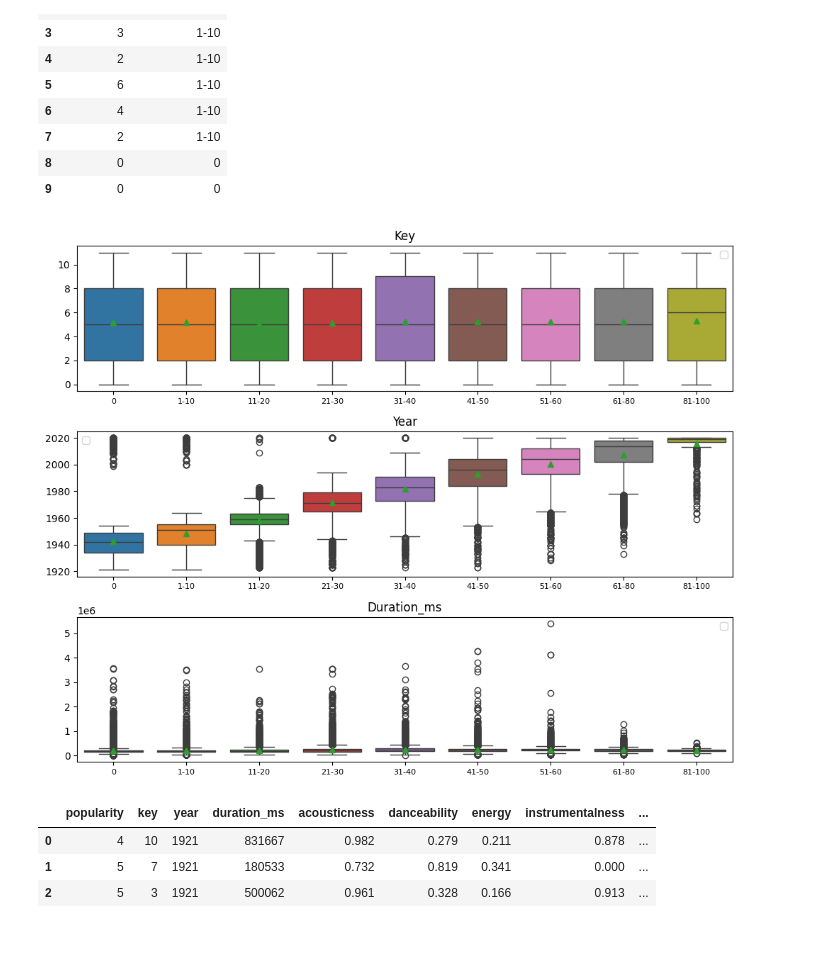
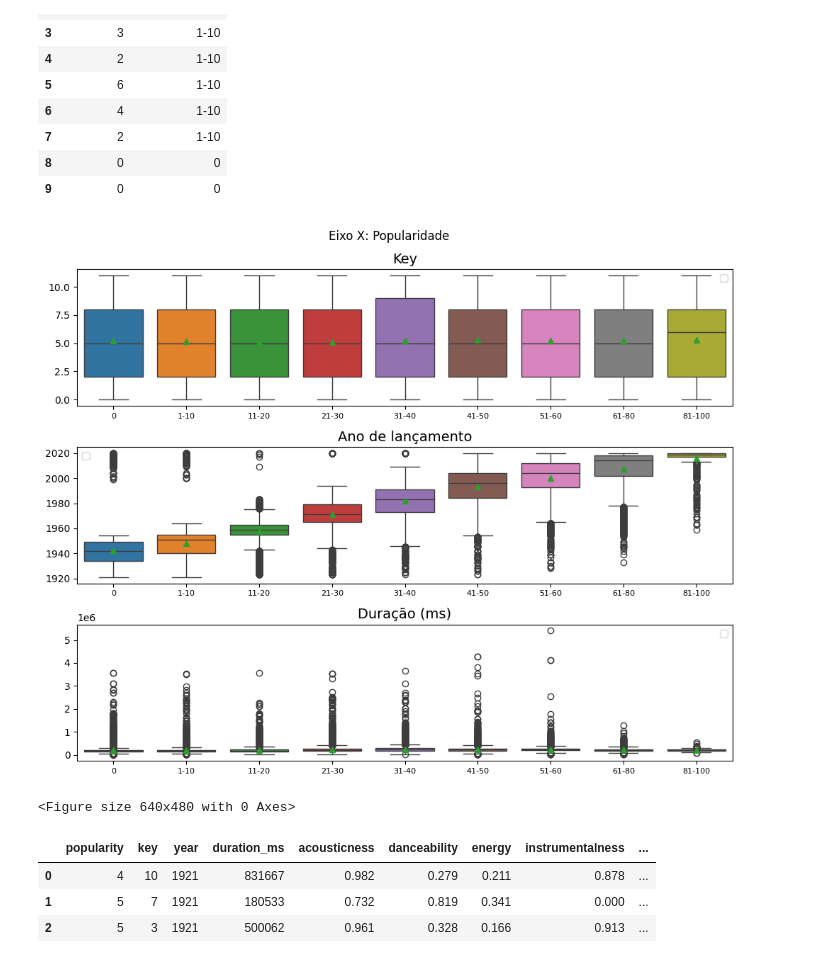
Before and after one commit to Thicon/Clusterizacao-Musicas-Spotify, a Jupyter notebook: notebooks/01_EDA_pt1.ipynb, the cells around one changed output. Drawn from its saved outputs; the diff is of its cells as text; code cells hidden in the pictures.

Commit message:
Adicionando as imagens

```diff
--- a/notebooks/01_EDA_pt1.ipynb
+++ b/notebooks/01_EDA_pt1.ipynb
@@ -381,23 +385,27 @@ base[['popularity','cut_popularity']].head(10)
 # %%
 fig, ax = plt.subplots(nrows=3,figsize=(10,8), tight_layout=True)
 
 colunas = ['key', 'year', 'duration_ms']
+titulos = ['Key', 'Ano de lançamento', 'Duração (ms)']
 
-for i,col in zip(ax.flat, colunas):
+for i,col,t in zip(ax.flat, colunas, titulos):
     sns.boxplot(y=base[col],x=base['cut_popularity'],hue=base['cut_popularity'], showmeans=True, ax=i)
     i.set_title(col.capitalize(), fontsize=12)
     i.set_xlabel('')
     i.set_ylabel('')
     i.spines['left'].set_visible(True)
     i.spines['right'].set_visible(True)
     i.spines['top'].set_visible(True)
+    i.set_title(t)
     i.legend('')
 
 
-
+plt.suptitle("Eixo X: Popularidade")
 plt.show()
+plt.savefig("../images/EDA01_03_boxplot_key_year_ms.png")
 # %% [output]
-[figure, old version]
+[figure, new version]
+<Figure size 640x480 with 0 Axes>
 # %%
 correlacoes = base[['popularity', 'key', 'year', 'duration_ms',
                     'acousticness', 'danceability', 'energy', 'instrumentalness',
```
Also changed, not shown: parts of 24 cells of this notebook, 34 other files.
